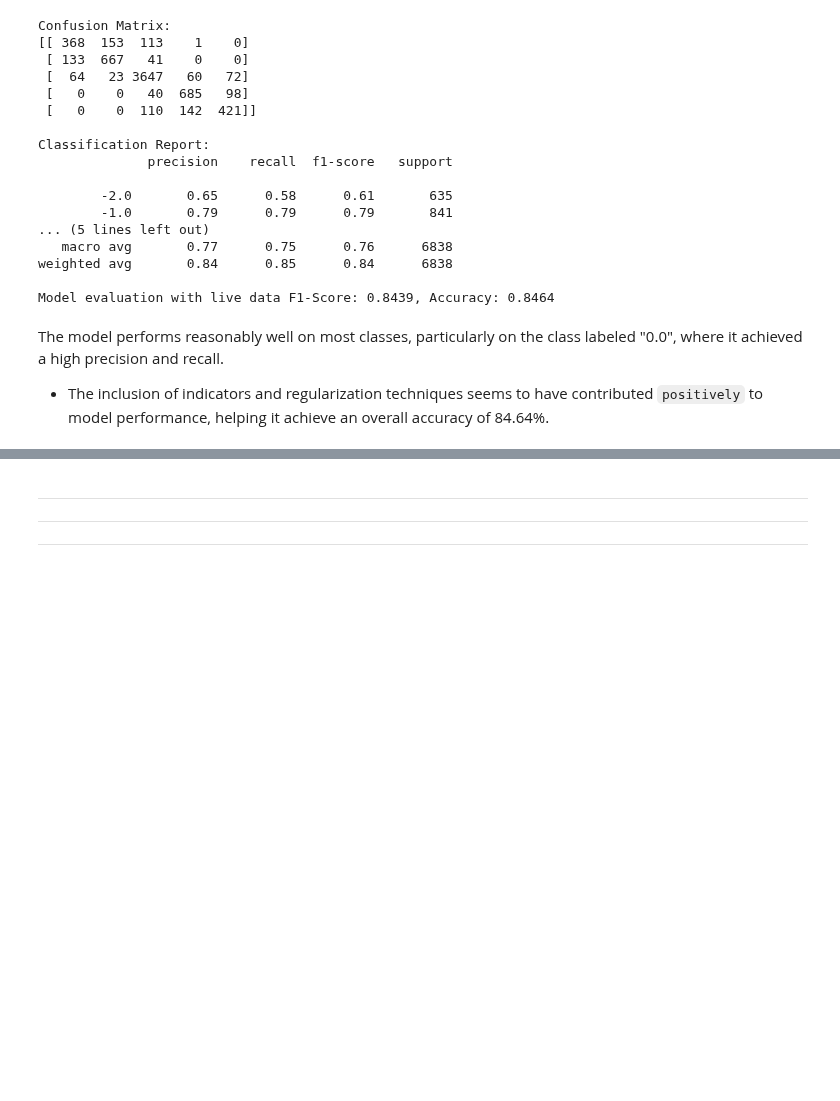
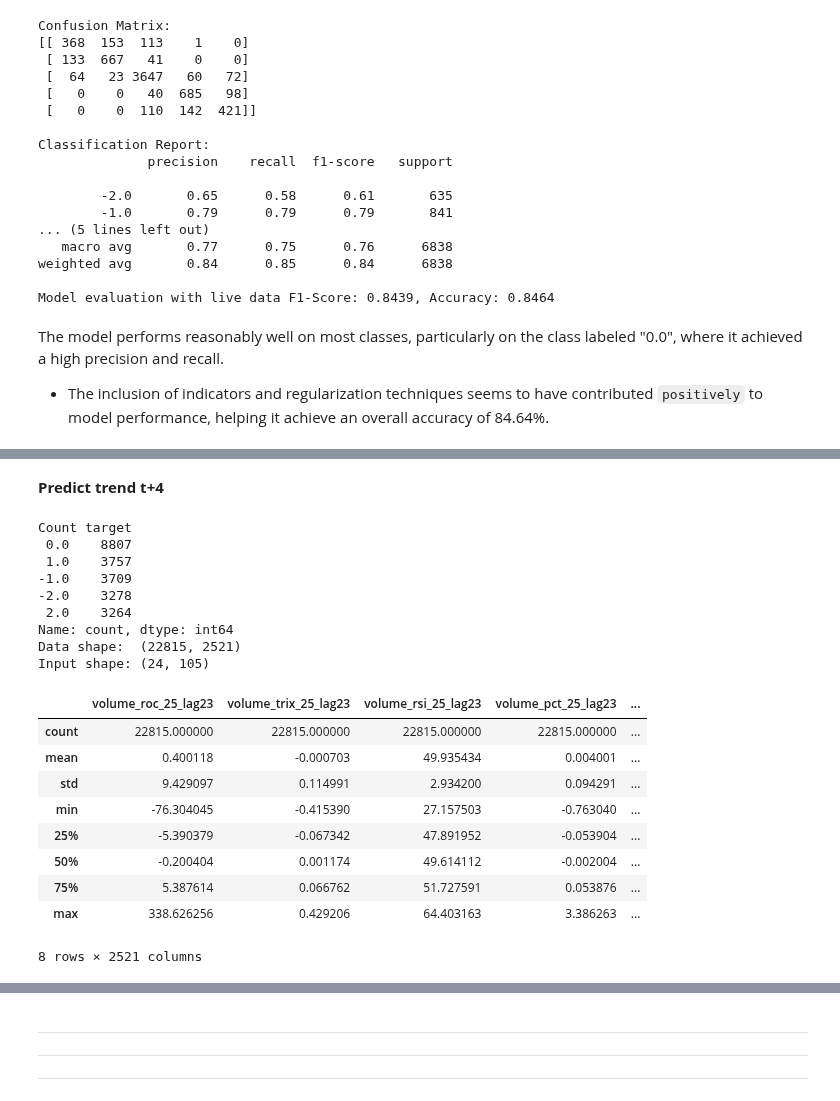
Before and after one commit to natapone/btc_live_price_prediction, a Jupyter notebook: 04_deep_learning_model.ipynb, the cells around one changed output, grey strips where cells are left out. Drawn from its saved outputs; the diff is of its cells as text; code cells hidden in the pictures; blank space fills up the shorter version.

```diff
--- a/04_deep_learning_model.ipynb
+++ b/04_deep_learning_model.ipynb
@@ -1088,0 +1284,42 @@ The model performs reasonably well on most classes, particularly on the class la
+# %% [markdown]
+**Predict trend t+4**
+# %%
+T = 24 # number of periods to use as input features (time steps)
+
+df = read_hist_data()
+df = get_target_next_ema_diff(df, target_shift=4)
+df = get_features_v3(df, T=T)
+df = df.dropna()
+
+# print(df.head(5))
+# print(df.tail(5))
+
+F = int((df.shape[1] -1) / T) # number of input features
+C = 5 # number of classes
+
+# Count target values
+print("Count", df['target'].value_counts())
+
+print("Data shape: ", df.shape )
+print(f"Input shape: ({T}, {F})")
+df.describe()
+# %% [output]
+Count target
+ 0.0    8807
+ 1.0    3757
+-1.0    3709
+-2.0    3278
+ 2.0    3264
+Name: count, dtype: int64
+Data shape:  (22815, 2521)
+Input shape: (24, 105)
+|  | volume_roc_25_lag23 | volume_trix_25_lag23 | volume_rsi_25_lag23 | volume_pct_25_lag23 | ... |
+| count | 22815.000000 | 22815.000000 | 22815.000000 | 22815.000000 | ... |
+| mean | 0.400118 | -0.000703 | 49.935434 | 0.004001 | ... |
+| std | 9.429097 | 0.114991 | 2.934200 | 0.094291 | ... |
+| min | -76.304045 | -0.415390 | 27.157503 | -0.763040 | ... |
+| 25% | -5.390379 | -0.067342 | 47.891952 | -0.053904 | ... |
+| 50% | -0.200404 | 0.001174 | 49.614112 | -0.002004 | ... |
+| 75% | 5.387614 | 0.066762 | 51.727591 | 0.053876 | ... |
+| max | 338.626256 | 0.429206 | 64.403163 | 3.386263 | ... |
+8 rows × 2521 columns
```
Also changed, not shown: parts of 23 cells of this notebook.
